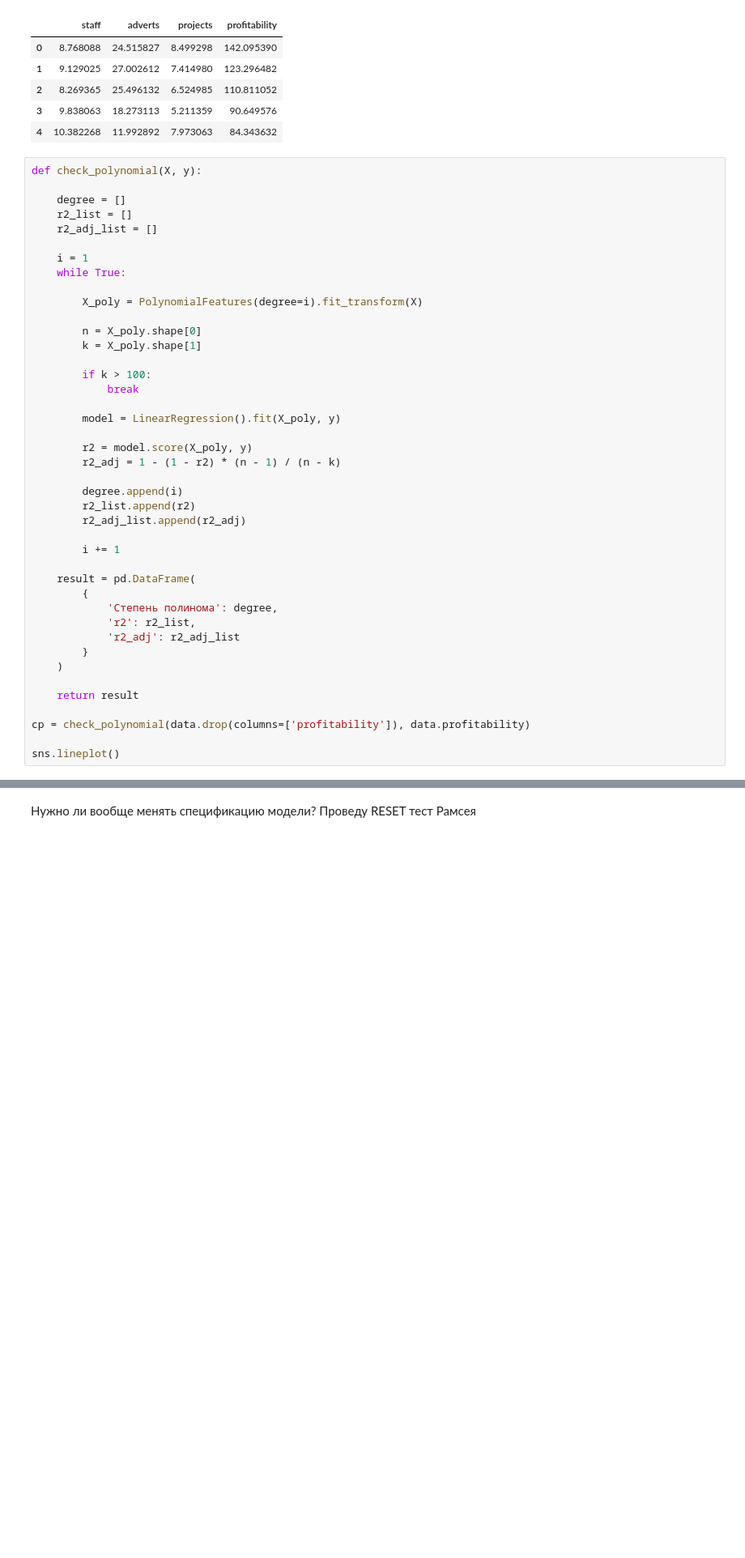
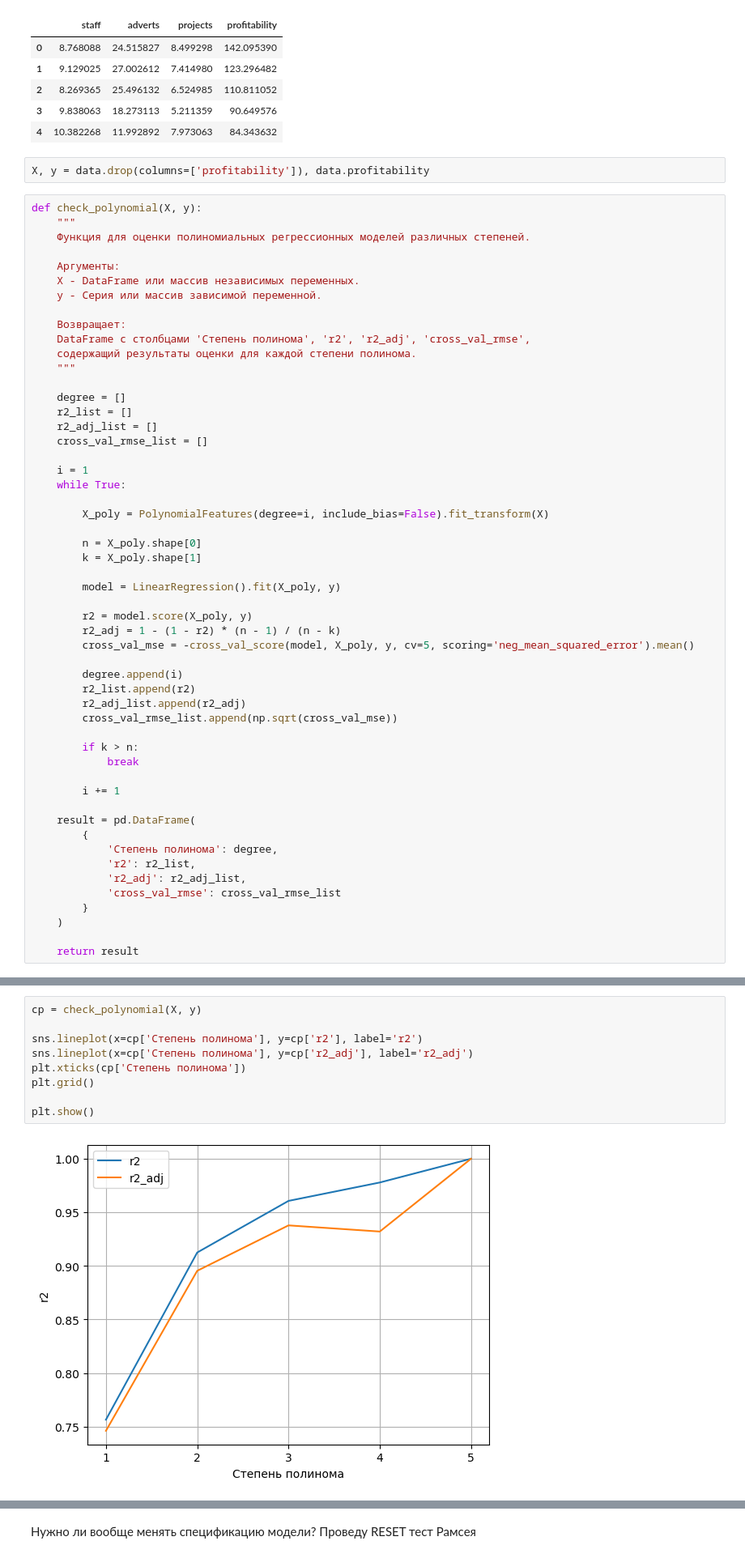
Before and after one commit to Maksim-Dostovalov/modelling-of-statistical-relations, a Jupyter notebook: module-work-2/project.ipynb, the cells around one changed output, grey strips where cells are left out. Shown at 81% size. Cells and saved outputs as stored; diff of their text form; blank space fills up the shorter version.

```diff
--- a/module-work-2/project.ipynb
+++ b/module-work-2/project.ipynb
@@ -437,32 +441,48 @@ data.head()
 | 2 | 8.269365 | 25.496132 | 6.524985 | 110.811052 |
 | 3 | 9.838063 | 18.273113 | 5.211359 | 90.649576 |
 | 4 | 10.382268 | 11.992892 | 7.973063 | 84.343632 |
+# %%
+X, y = data.drop(columns=['profitability']), data.profitability
 # %%
 def check_polynomial(X, y):
+    """
+    Функция для оценки полиномиальных регрессионных моделей различных степеней.
+
+    Аргументы:
+    X - DataFrame или массив независимых переменных.
+    y - Серия или массив зависимой переменной.
+
+    Возвращает:
+    DataFrame с столбцами 'Степень полинома', 'r2', 'r2_adj', 'cross_val_rmse',
+    содержащий результаты оценки для каждой степени полинома.
+    """
 
     degree = []
     r2_list = []
     r2_adj_list = []
+    cross_val_rmse_list = []
 
     i = 1
     while True:
 
-        X_poly = PolynomialFeatures(degree=i).fit_transform(X)
+        X_poly = PolynomialFeatures(degree=i, include_bias=False).fit_transform(X)
 
         n = X_poly.shape[0]
         k = X_poly.shape[1]
-
-        if k > 100:
-            break
 
         model = LinearRegression().fit(X_poly, y)
 
         r2 = model.score(X_poly, y)
         r2_adj = 1 - (1 - r2) * (n - 1) / (n - k)
+        cross_val_mse = -cross_val_score(model, X_poly, y, cv=5, scoring='neg_mean_squared_error').mean()
 
         degree.append(i)
         r2_list.append(r2)
         r2_adj_list.append(r2_adj)
+        cross_val_rmse_list.append(np.sqrt(cross_val_mse))
+
+        if k > n:
+            break
 
         i += 1
 
@@ -470,12 +490,9 @@ def check_polynomial(X, y):
         {
             'Степень полинома': degree,
             'r2': r2_list,
-            'r2_adj': r2_adj_list
+            'r2_adj': r2_adj_list,
+            'cross_val_rmse': cross_val_rmse_list
         }
     )
 
     return result
-
-cp = check_polynomial(data.drop(columns=['profitability']), data.profitability)
-
-sns.lineplot()
@@ -489,0 +499,11 @@ sns.lineplot()
+# %%
+cp = check_polynomial(X, y)
+
+sns.lineplot(x=cp['Степень полинома'], y=cp['r2'], label='r2')
+sns.lineplot(x=cp['Степень полинома'], y=cp['r2_adj'], label='r2_adj')
+plt.xticks(cp['Степень полинома'])
+plt.grid()
+
+plt.show()
+# %% [output]
+[figure, added]
```
Also changed, not shown: parts of 52 cells of this notebook, 2 other files.
